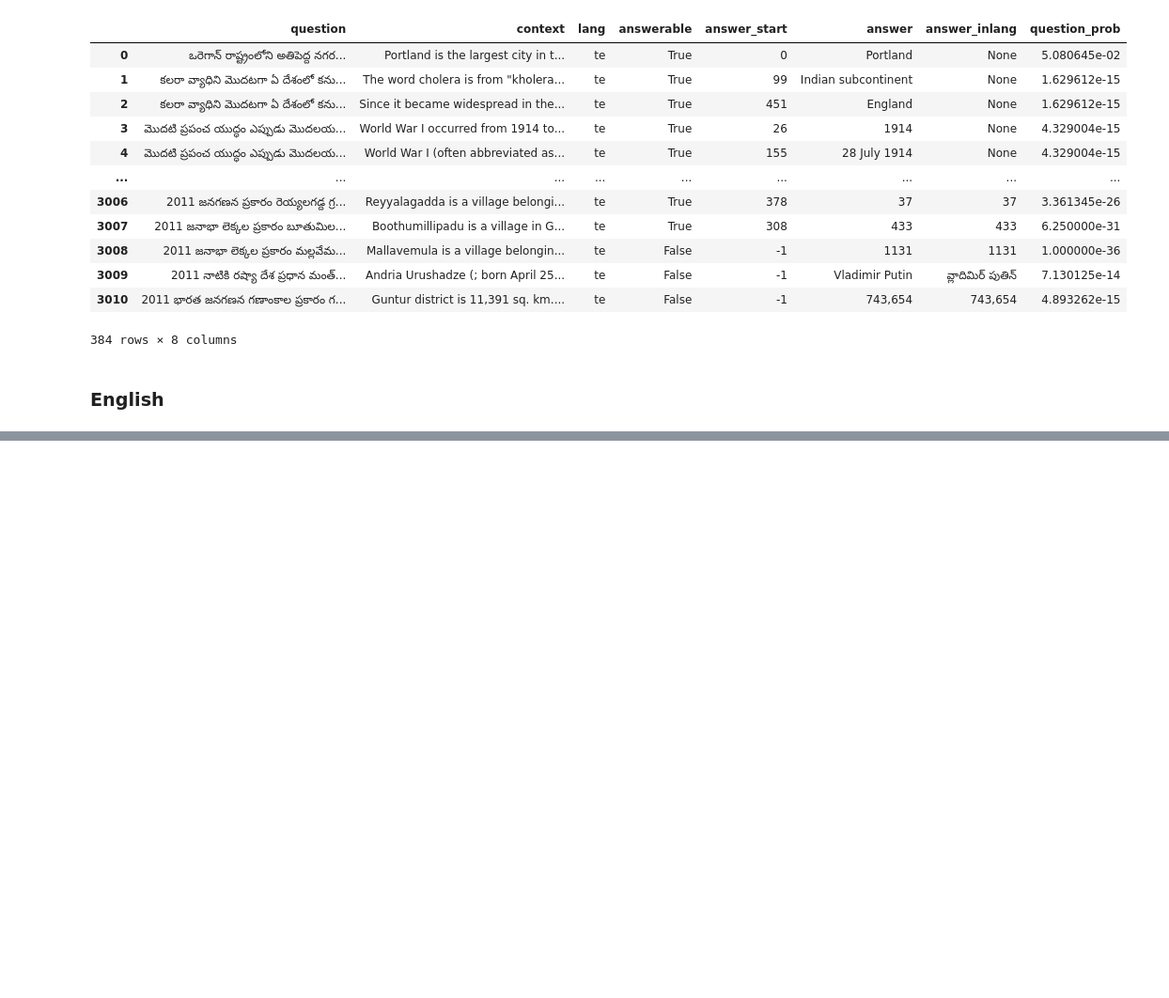
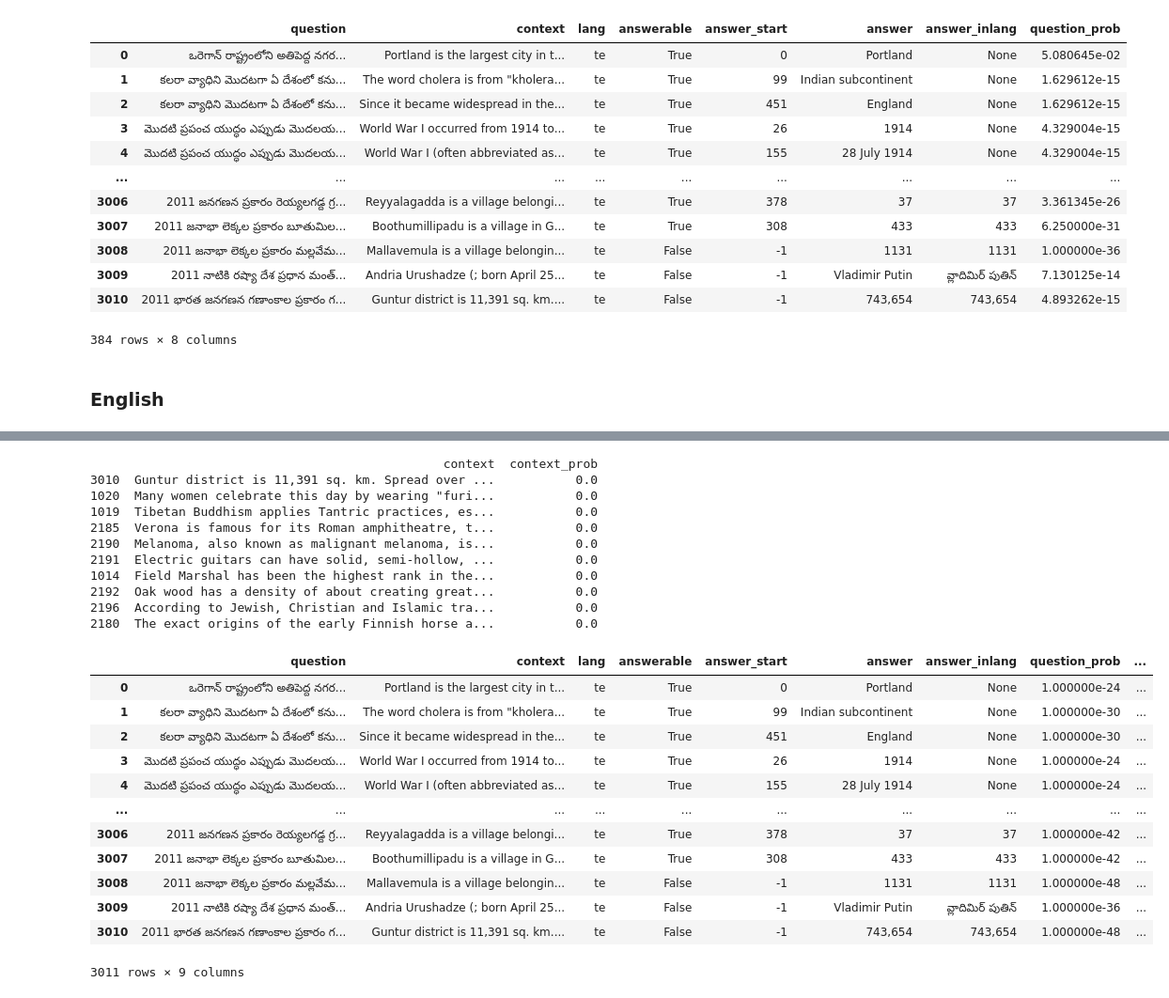
Before and after one commit to nygaardlarsen/NLP-Project, a Jupyter notebook: NLP.ipynb, the cells around one changed output, grey strips where cells are left out. Shown: that part at 94% size. Saved outputs shown, nothing was run; the diff lists cells and outputs as text; code cells hidden in the pictures; blank space fills up the shorter version.

```diff
--- a/NLP.ipynb
+++ b/NLP.ipynb
@@ -464,19 +480,44 @@ cfdist_en = ConditionalFreqDist((bigram[0], bigram) for bigram in allBigrams_en)
 # %%
-def question_probability(question, unigram_fd, bigram_fd):
-    tokens = nltk.word_tokenize(question)
+def context_probability(context, unigram_fd, bigram_fd):
+    tokens = nltk.word_tokenize(context)
     bigrams = list(ngrams(tokens, 2))
     prob = 1.0
     for bigram in bigrams:
         bigram_count = bigram_fd[bigram]
         unigram_count = unigram_fd[(bigram[0],)]
         if unigram_count > 0 and bigram_count > 0:
             prob *= bigram_count / unigram_count
         else:
             prob *= 1e-6
     return prob
 
-df_val_clean['question_prob'] = df_val_clean['question'].apply(lambda q: question_probability(q, unigram_fd_en, bigram_fd_en))
+df_val_clean['context_prob'] = df_val_clean['context'].apply(lambda q: context_probability(q, unigram_fd_en, bigram_fd_en))
 
-print(df_val_clean[['question', 'question_prob']].sort_values(by='question_prob').head(10))
+print(df_val_clean[['context', 'context_prob']].sort_values(by='context_prob').head(10))
 
 df_val_clean
+# %% [output]
+                                                context  context_prob
+3010  Guntur district is 11,391 sq. km. Spread over ...           0.0
+1020  Many women celebrate this day by wearing "furi...           0.0
+1019  Tibetan Buddhism applies Tantric practices, es...           0.0
+2185  Verona is famous for its Roman amphitheatre, t...           0.0
+2190  Melanoma, also known as malignant melanoma, is...           0.0
+2191  Electric guitars can have solid, semi-hollow, ...           0.0
+1014  Field Marshal has been the highest rank in the...           0.0
+2192  Oak wood has a density of about creating great...           0.0
+2196  According to Jewish, Christian and Islamic tra...           0.0
+2180  The exact origins of the early Finnish horse a...           0.0
+|  | question | context | lang | answerable | answer_start | answer | answer_inlang | question_prob | ... |
+| 0 | ఒరెగాన్ రాష్ట్రంలోని అతిపెద్ద నగర... | Portland is the largest city in t... | te | True | 0 | Portland | None | 1.000000e-24 | ... |
+| 1 | కలరా వ్యాధిని మొదటగా ఏ దేశంలో కను... | The word cholera is from "kholera... | te | True | 99 | Indian subcontinent | None | 1.000000e-30 | ... |
+| 2 | కలరా వ్యాధిని మొదటగా ఏ దేశంలో కను... | Since it became widespread in the... | te | True | 451 | England | None | 1.000000e-30 | ... |
+| 3 | మొదటి ప్రపంచ యుద్ధం ఎప్పుడు మొదలయ... | World War I occurred from 1914 to... | te | True | 26 | 1914 | None | 1.000000e-24 | ... |
+| 4 | మొదటి ప్రపంచ యుద్ధం ఎప్పుడు మొదలయ... | World War I (often abbreviated as... | te | True | 155 | 28 July 1914 | None | 1.000000e-24 | ... |
+| ... | ... | ... | ... | ... | ... | ... | ... | ... | ... |
+| 3006 | 2011 జనగణన ప్రకారం రెయ్యలగడ్ద గ్ర... | Reyyalagadda is a village belongi... | te | True | 378 | 37 | 37 | 1.000000e-42 | ... |
+| 3007 | 2011 జనాభా లెక్కల ప్రకారం బూతుమిల... | Boothumillipadu is a village in G... | te | True | 308 | 433 | 433 | 1.000000e-42 | ... |
+| 3008 | 2011 జనాభా లెక్కల ప్రకారం మల్లవేమ... | Mallavemula is a village belongin... | te | False | -1 | 1131 | 1131 | 1.000000e-48 | ... |
+| 3009 | 2011 నాటికి రష్యా దేశ ప్రధాన మంత్... | Andria Urushadze (; born April 25... | te | False | -1 | Vladimir Putin | వ్లాదిమిర్ పుతిన్ | 1.000000e-36 | ... |
+| 3010 | 2011 భారత జనగణన గణాంకాల ప్రకారం గ... | Guntur district is 11,391 sq. km.... | te | False | -1 | 743,654 | 743,654 | 1.000000e-48 | ... |
+3011 rows × 9 columns
```
Also changed, not shown: parts of 2 cells of this notebook.
